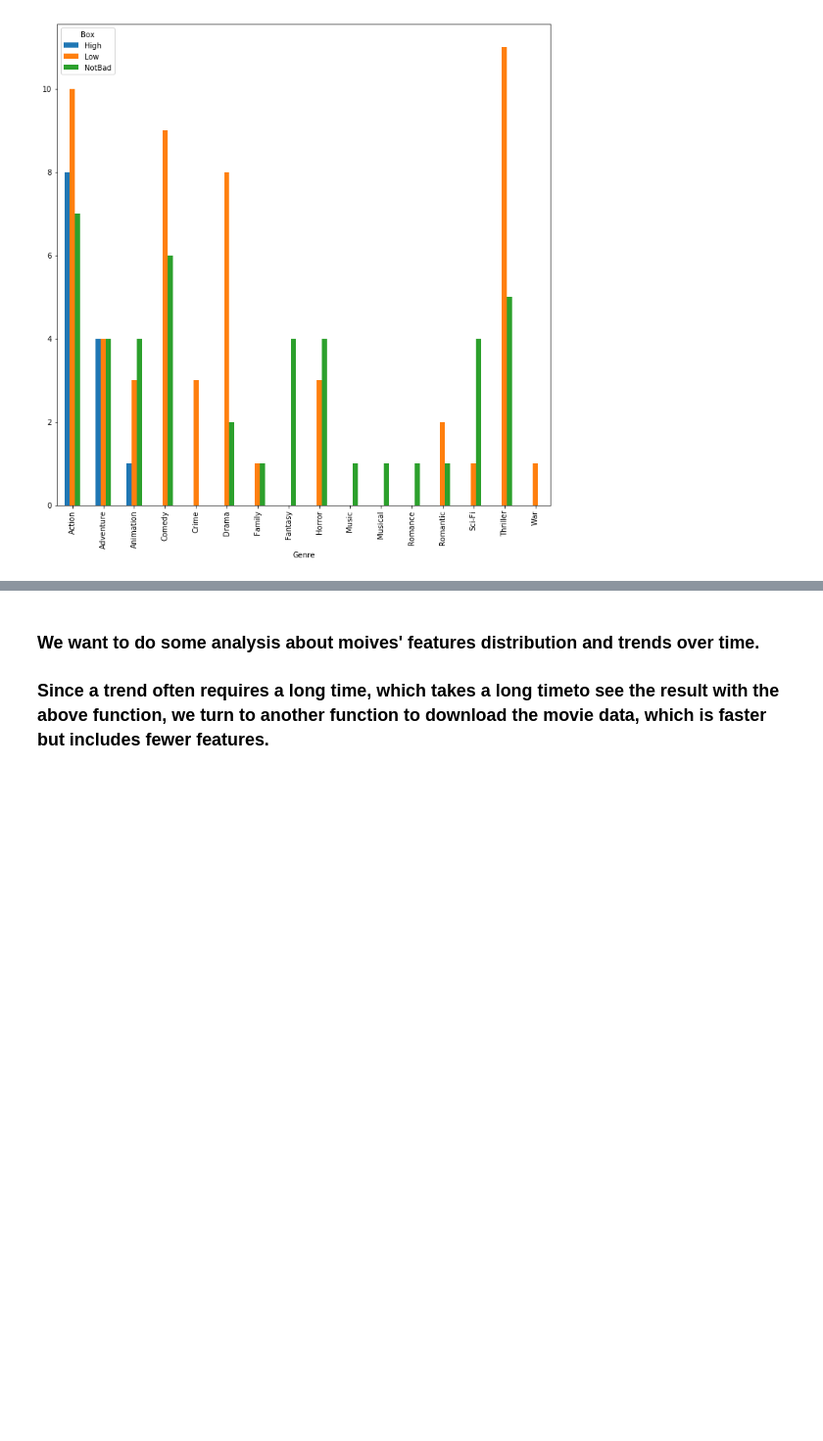
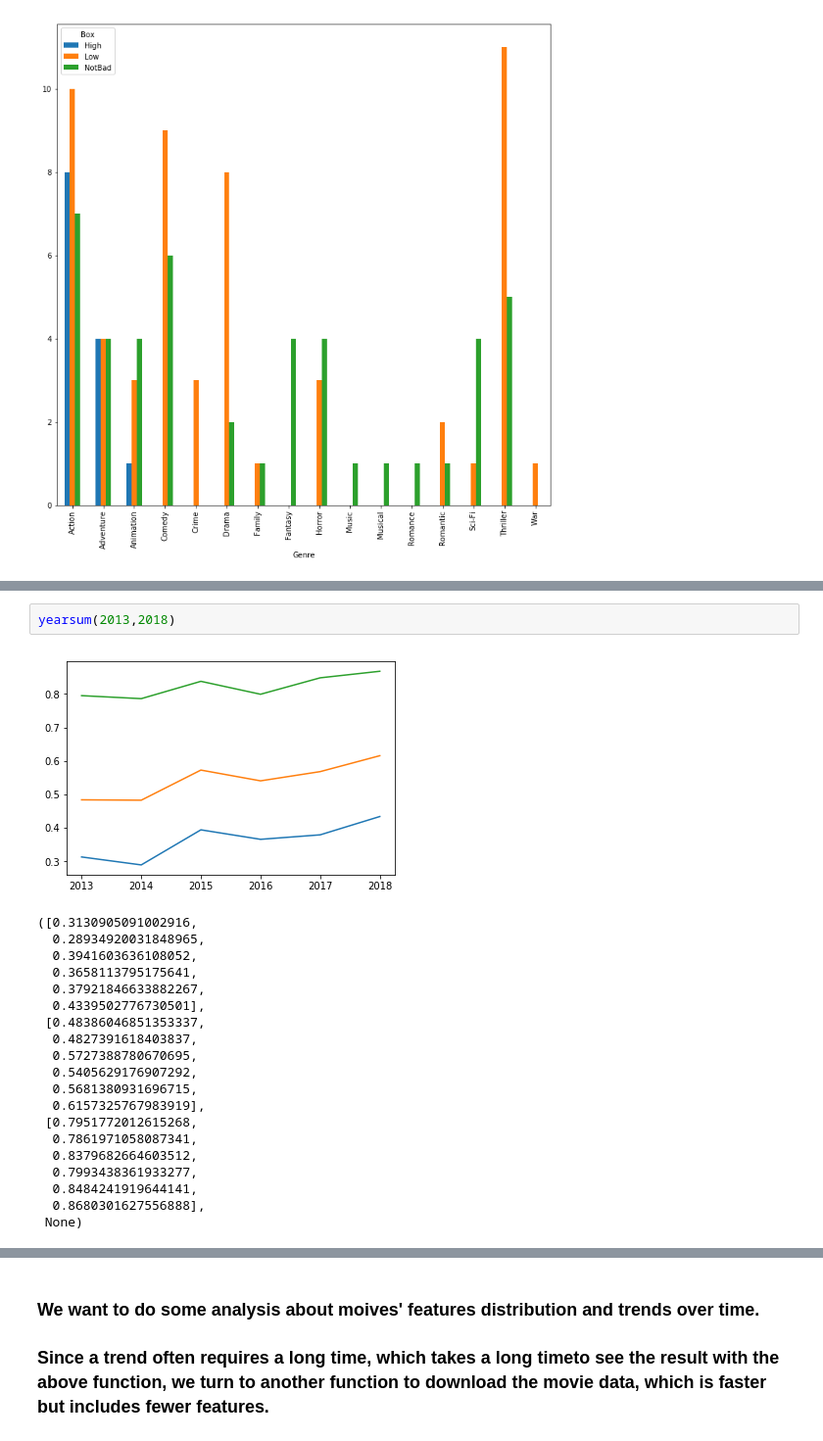
Before and after one commit to yz3432/TFA, a Jupyter notebook: project.ipynb, the cells around one changed output, grey strips where cells are left out. Shown at 98% size. Saved outputs shown, nothing was run; the diff lists cells and outputs as text; blank space fills up the shorter version.

```diff
--- a/project.ipynb
+++ b/project.ipynb
@@ -680,0 +745,23 @@ plt.show()
+# %%
+yearsum(2013,2018)
+# %% [output]
+[figure, added]
+([0.3130905091002916,
+  0.28934920031848965,
+  0.3941603636108052,
+  0.3658113795175641,
+  0.37921846633882267,
+  0.4339502776730501],
+ [0.48386046851353337,
+  0.4827391618403837,
+  0.5727388780670695,
+  0.5405629176907292,
+  0.5681380931696715,
+  0.6157325767983919],
+ [0.7951772012615268,
+  0.7861971058087341,
+  0.8379682664603512,
+  0.7993438361933277,
+  0.8484241919644141,
+  0.8680301627556888],
+ None)
```
Also changed, not shown: parts of 3 cells of this notebook.
